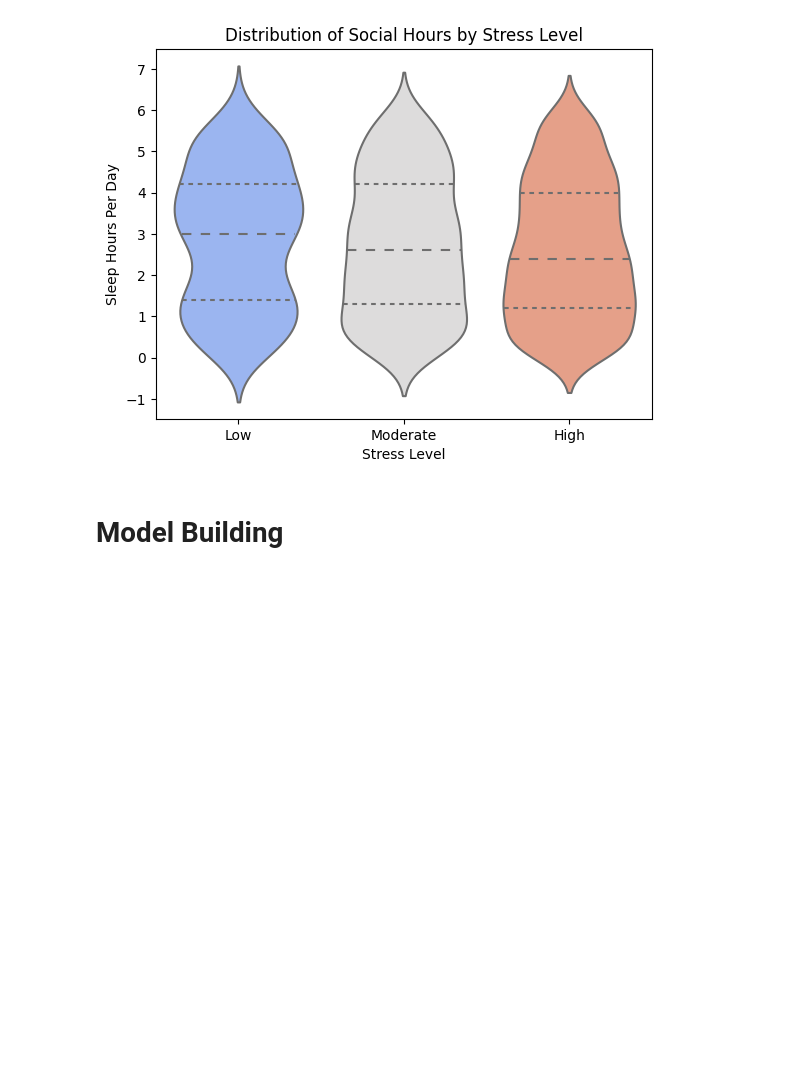
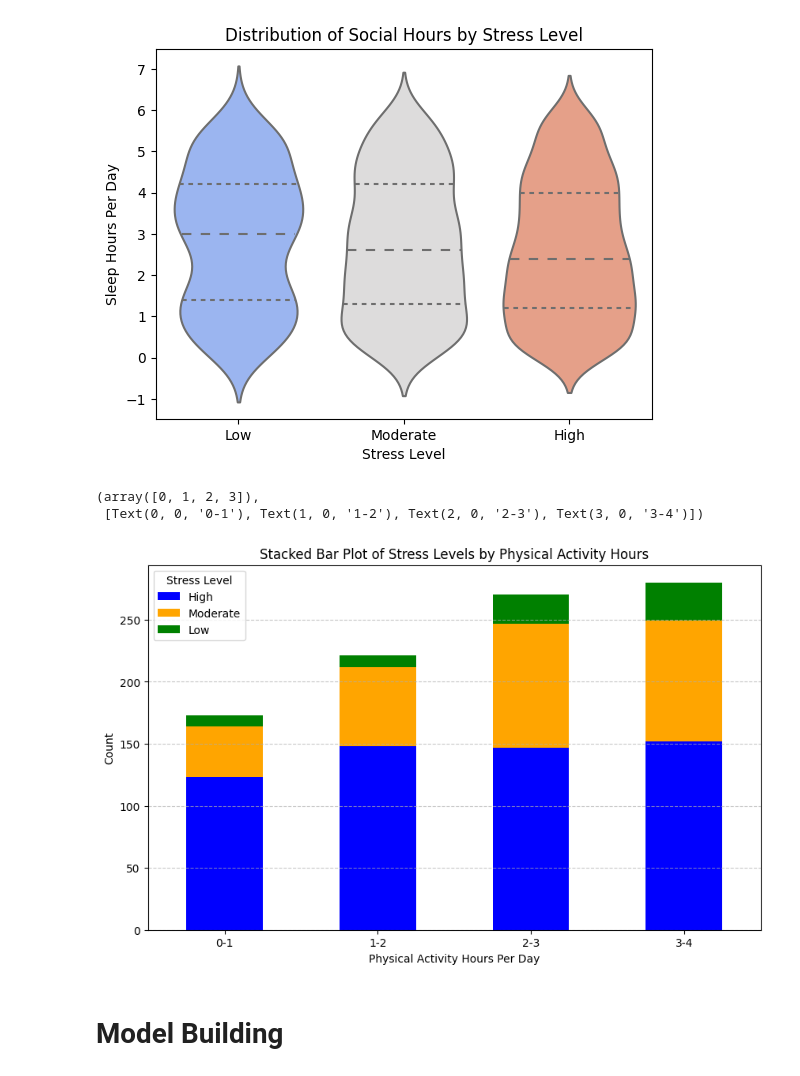
Before and after one commit to adawang1024/street_levels, a Jupyter notebook: EDA.ipynb, the cells around one changed output. Drawn from its saved outputs; the diff is of its cells as text; code cells hidden in the pictures; blank space fills up the shorter version.

Commit message:
added graph

```diff
--- a/EDA.ipynb
+++ b/EDA.ipynb
@@ -189,6 +189,36 @@ plt.ylabel('Sleep Hours Per Day')
 # %% [output]
 Text(0, 0.5, 'Sleep Hours Per Day')
 [figure]
+# %%
+bins = [0, 1, 2, 3, 4]
+
+labels = ['0-1', '1-2', '2-3', '3-4']
+
+data['Activity_Binned'] = pd.cut(data['Physical_Activity_Hours_Per_Day'], bins=bins, labels=labels, right=False)
+
+crosstab = pd.crosstab(data['Activity_Binned'], data['Stress_Level'])
+
+crosstab = crosstab[['High', 'Moderate', 'Low']]
+
+custom_colors = ['blue', 'orange', 'green']
+
+crosstab.plot(kind='bar', stacked=True, figsize=(10, 6), color=custom_colors)
+
+plt.title('Stacked Bar Plot of Stress Levels by Physical Activity Hours')
+
+plt.xlabel('Physical Activity Hours Per Day')
+
+plt.ylabel('Count')
+
+plt.legend(title='Stress Level')
+
+plt.grid(axis='y', linestyle='--', alpha=0.7)
+
+plt.xticks(rotation=0)
+# %% [output]
+(array([0, 1, 2, 3]),
+ [Text(0, 0, '0-1'), Text(1, 0, '1-2'), Text(2, 0, '2-3'), Text(3, 0, '3-4')])
+[figure, added]
 # %% [markdown]
 # Model Building
 # %% [markdown]
```
